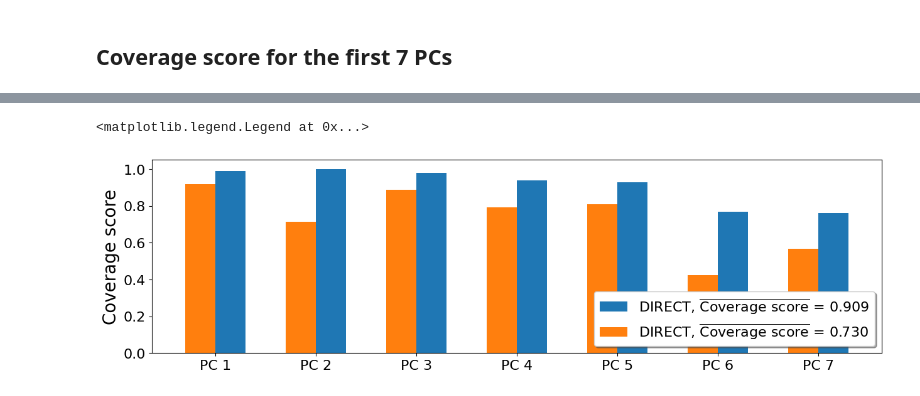
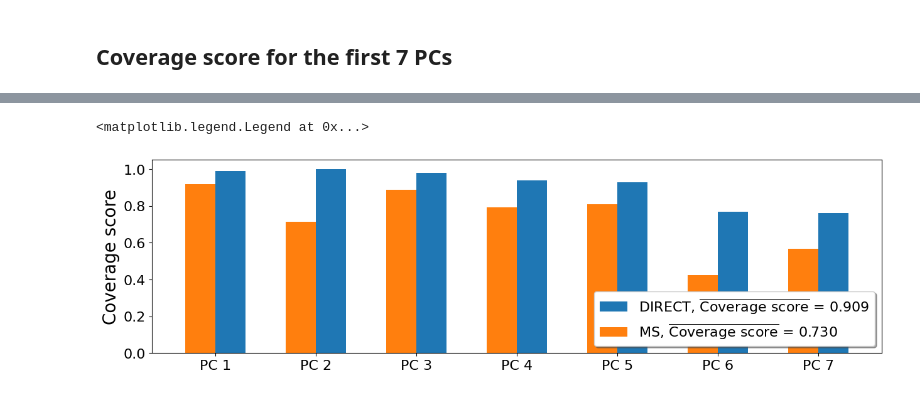
Before and after one commit to materialsvirtuallab/maml, a Jupyter notebook: notebooks/direct/Example2_Ti-H.ipynb, the cells around one changed output, grey strips where cells are left out. Cells and saved outputs as stored; diff of their text form; code cells hidden in the pictures.

Commit message:
correct figure legend in notebook

```diff
--- a/notebooks/direct/Example2_Ti-H.ipynb
+++ b/notebooks/direct/Example2_Ti-H.ipynb
@@ -210,14 +210,14 @@ Wall time: 537 ms
 # %%
 x = np.arange(len(scores_TiH_DIRECT_birch))
 x_ticks = [f"PC {n+1}" for n in range(len(x))]
 
 plt.figure(figsize=(15,4))
 plt.bar(x+0.6, scores_TiH_DIRECT_birch, width=0.3, label=f"DIRECT, $\overline{{\mathrm{{Coverage\ score}}}}$ = {np.mean(scores_TiH_DIRECT_birch):.3f}")
-plt.bar(x+0.3, scores_TiH_MS, width=0.3, label=f"DIRECT, $\overline{{\mathrm{{Coverage\ score}}}}$ = {np.mean(scores_TiH_MS):.3f}")
+plt.bar(x+0.3, scores_TiH_MS, width=0.3, label=f"MS, $\overline{{\mathrm{{Coverage\ score}}}}$ = {np.mean(scores_TiH_MS):.3f}")
 plt.xticks(x+0.45, x_ticks,size=16)
 plt.yticks(np.linspace(0,1.,6),size=16)
 plt.ylabel("Coverage score", size=20)
 plt.legend(shadow=True, loc="lower right", fontsize=16)
 # %% [output]
 <matplotlib.legend.Legend at 0x...>
-[figure, old version]
+[figure, new version]
```
Also changed, not shown: parts of 11 cells of this notebook, 2 other files.
